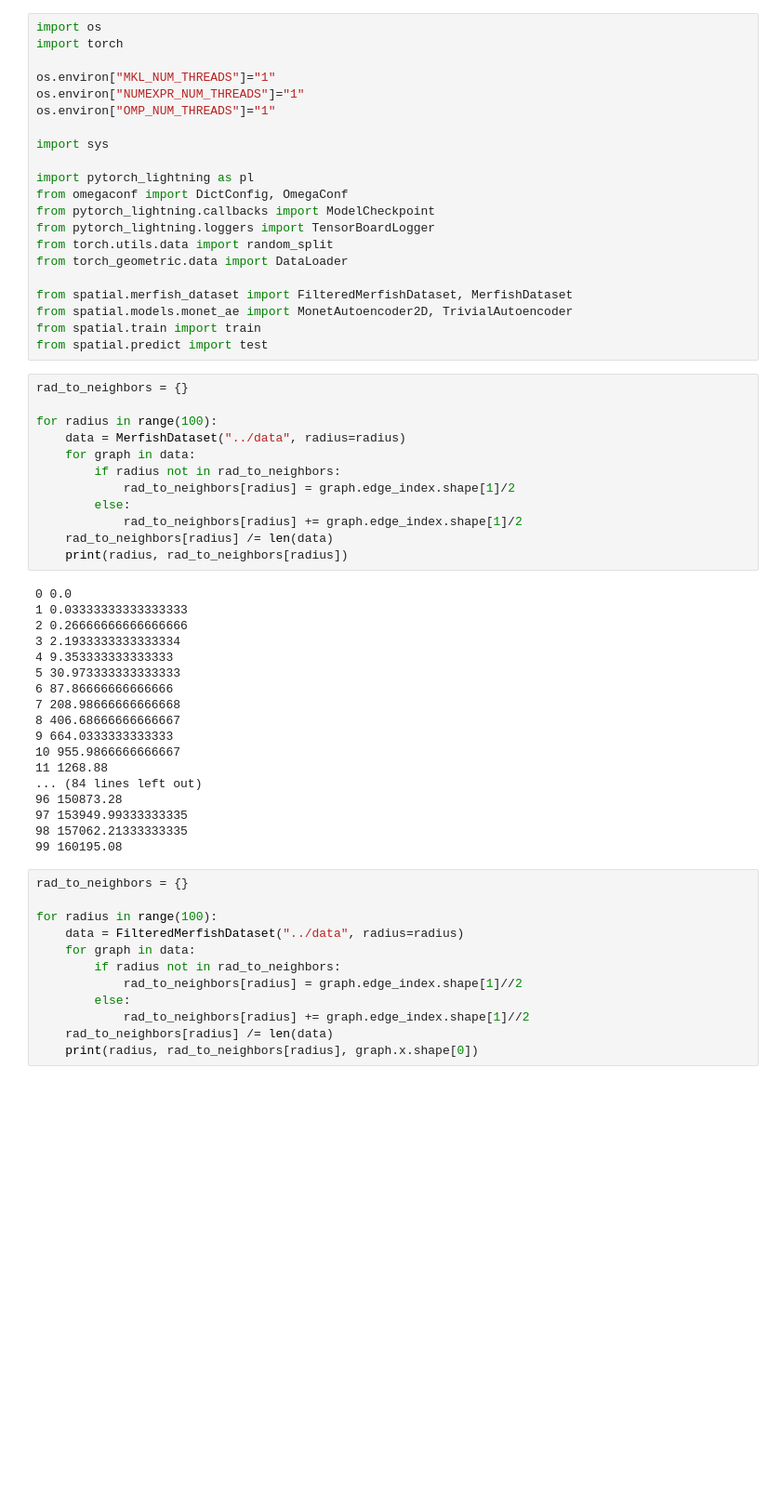
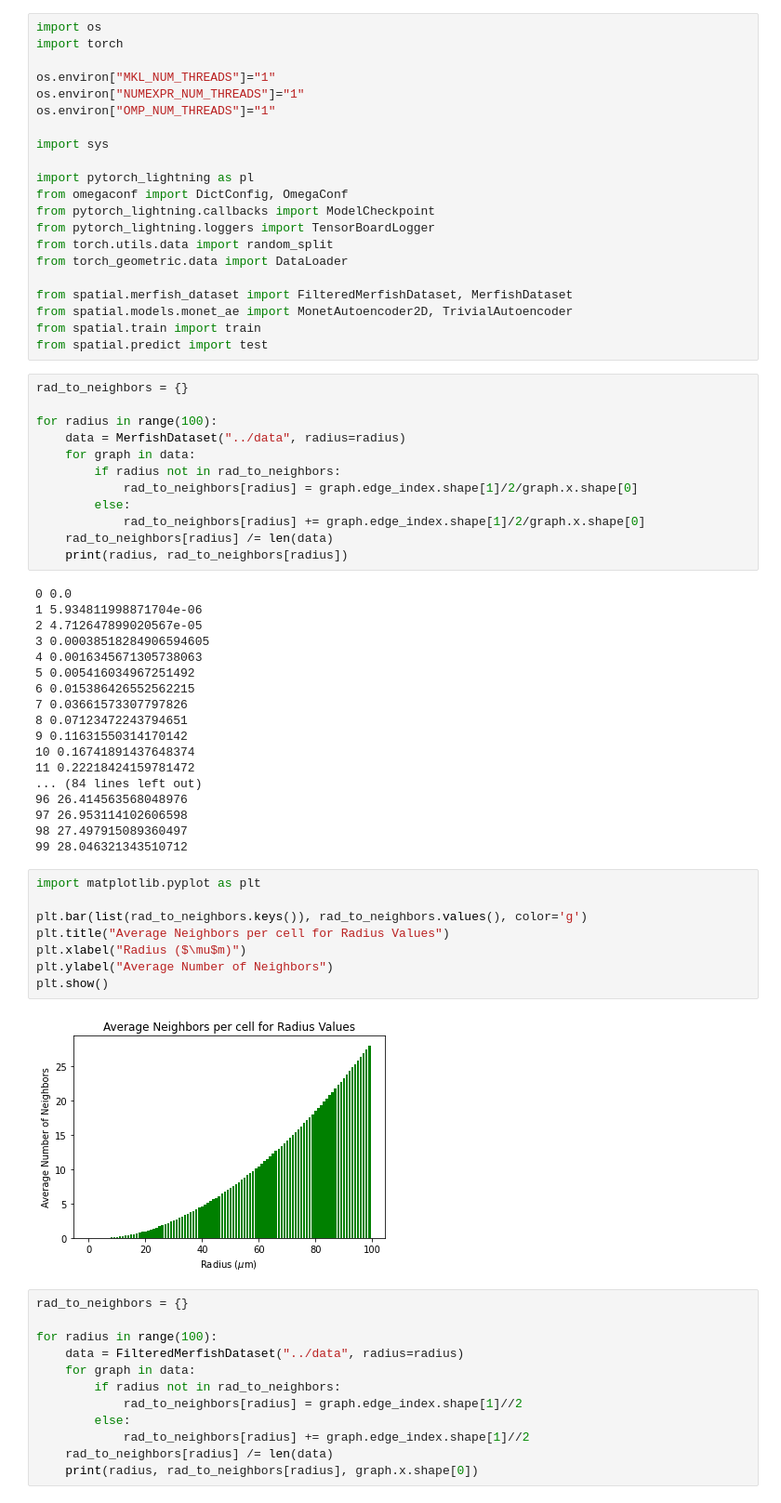
Before and after one commit to prob-ml/spice, a Jupyter notebook: examples/radius_to_neighbors.ipynb, the cells around one changed output. Shown at 93% size. Cells and saved outputs as stored; diff of their text form; blank space fills up the shorter version.

```diff
--- a/examples/radius_to_neighbors.ipynb
+++ b/examples/radius_to_neighbors.ipynb
@@ -26,29 +26,39 @@ for radius in range(100):
     data = MerfishDataset("../data", radius=radius)
     for graph in data:
         if radius not in rad_to_neighbors:
-            rad_to_neighbors[radius] = graph.edge_index.shape[1]/2
+            rad_to_neighbors[radius] = graph.edge_index.shape[1]/2/graph.x.shape[0]
         else:
-            rad_to_neighbors[radius] += graph.edge_index.shape[1]/2
+            rad_to_neighbors[radius] += graph.edge_index.shape[1]/2/graph.x.shape[0]
     rad_to_neighbors[radius] /= len(data)
     print(radius, rad_to_neighbors[radius])
 # %% [output]
 0 0.0
-1 0.03333333333333333
-2 0.26666666666666666
-3 2.1933333333333334
-4 9.353333333333333
-5 30.973333333333333
-6 87.86666666666666
-7 208.98666666666668
-8 406.68666666666667
-9 664.0333333333333
-10 955.9866666666667
-11 1268.88
+1 5.934811998871704e-06
+2 4.712647899020567e-05
+3 0.00038518284906594605
+4 0.0016345671305738063
+5 0.005416034967251492
+6 0.015386426552562215
+7 0.03661573307797826
+8 0.07123472243794651
+9 0.11631550314170142
+10 0.16741891437648374
+11 0.22218424159781472
 ... (84 lines left out)
-96 150873.28
-97 153949.99333333335
-98 157062.21333333335
-99 160195.08
+96 26.414563568048976
+97 26.953114102606598
+98 27.497915089360497
+99 28.046321343510712
+# %%
+import matplotlib.pyplot as plt
+
+plt.bar(list(rad_to_neighbors.keys()), rad_to_neighbors.values(), color='g')
+plt.title("Average Neighbors per cell for Radius Values")
+plt.xlabel("Radius ($\mu$m)")
+plt.ylabel("Average Number of Neighbors")
+plt.show()
+# %% [output]
+[figure, added]
 # %%
 rad_to_neighbors = {}
 
```
Also changed, not shown: 9 other files.
